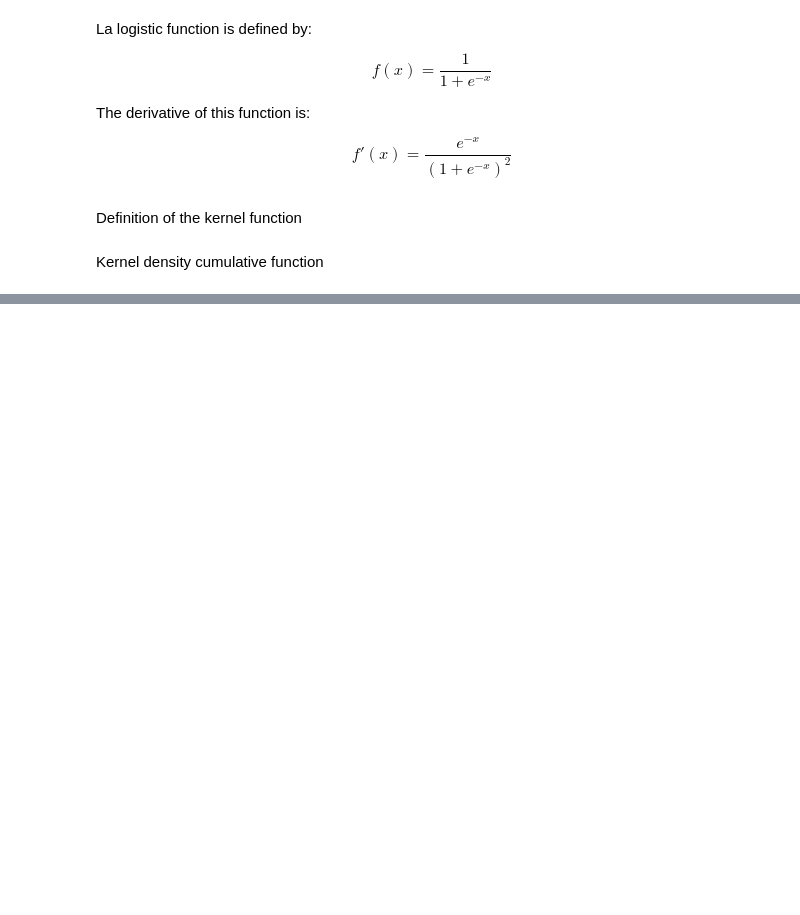
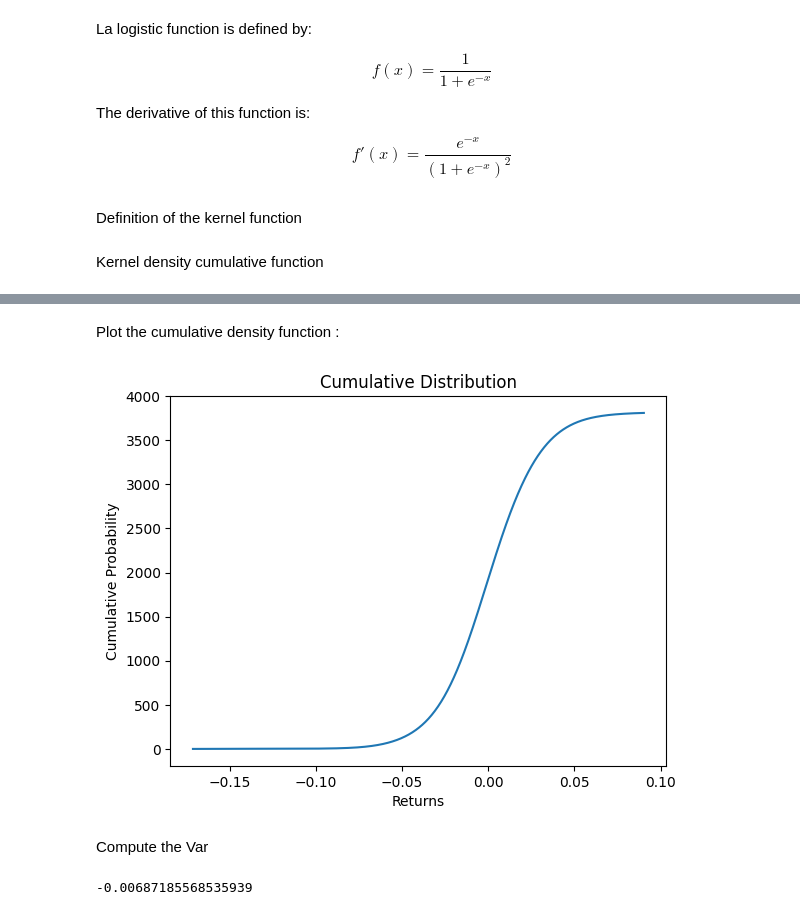
Before and after one commit to nathan6292/Market-Risk-Final-Project, a Jupyter notebook: Nathan_Fleury, Julien_Gilles - Project.ipynb, the cells around one changed output, grey strips where cells are left out. Cells and saved outputs as stored; diff of their text form; code cells hidden in the pictures; blank space fills up the shorter version.

```diff
--- a/Nathan_Fleury, Julien_Gilles - Project.ipynb
+++ b/Nathan_Fleury, Julien_Gilles - Project.ipynb
@@ -1147,0 +1149,15 @@ VaR
+# %% [markdown]
+Plot the cumulative density function :
+# %%
+# Plot the cumulative distribution
+cumulative_distribution = cumulative_kernel_density(df['returns'].dropna().values, h, number_of_points)
+
+plt.plot(cumulative_distribution[0], cumulative_distribution[1])
+plt.title('Cumulative Distribution')
+plt.xlabel('Returns')
+plt.ylabel('Cumulative Probability')
+plt.show()
+# %% [output]
+[figure, added]
+# %% [markdown]
+Compute the Var
@@ -1147,0 +1180,5 @@ VaR
+# %%
+VaR = kernel_VaR(df['returns'].dropna().values, 0.001, 0.05, number_of_points)
+VaR
+# %% [output]
+-0.00687185568535939
```
Also changed, not shown: parts of 13 cells of this notebook.
